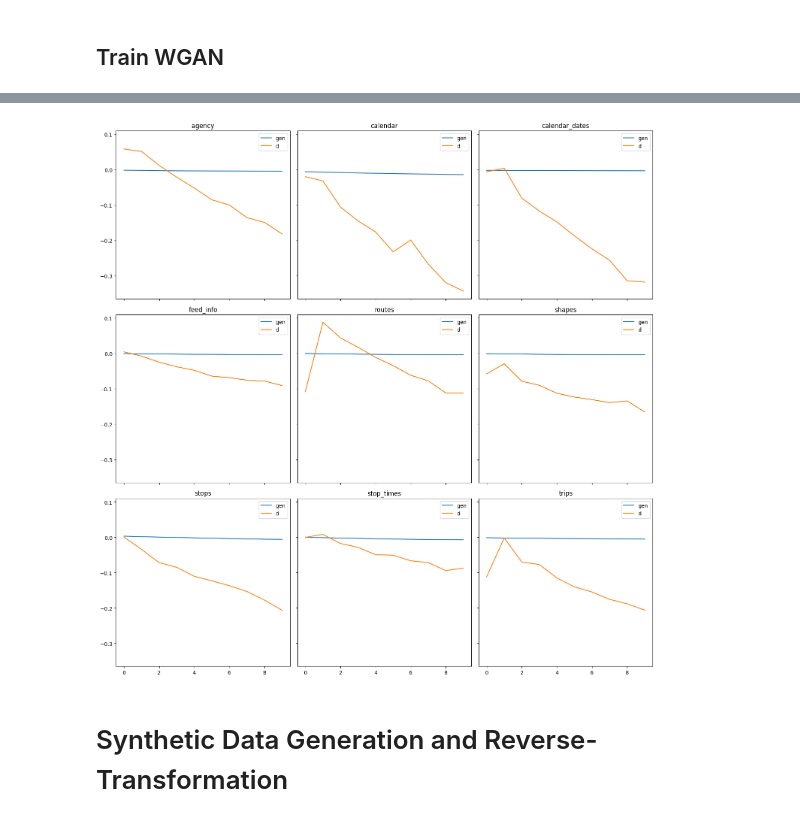
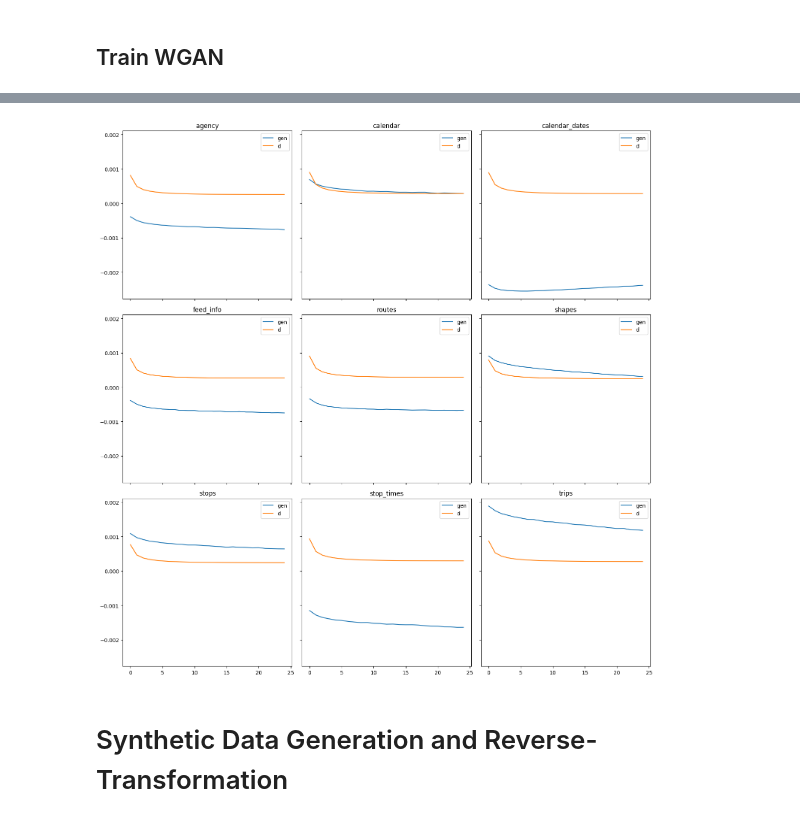
Before and after one commit to simonou99/multi_table_gan, a Jupyter notebook: main.ipynb, the cells around one changed output, grey strips where cells are left out. Drawn from its saved outputs; the diff is of its cells as text; code cells hidden in the pictures.

Commit message:
added metrics

```diff
--- a/main.ipynb
+++ b/main.ipynb
@@ -371,51 +364,61 @@ def build_discriminator(input_dim, constraint_rate=0.01, optimization_rate=0.000
     clip_const = ClipConstraint(constraint_rate)
     rms_opt = optimizers.RMSprop(optimization_rate)
     model = models.Sequential()
-    model.add(layers.Dense(128,
+    n_chunks = 4
+    n_features = input_dim // n_chunks
+    model.add(layers.Dense(64,
                            input_dim=input_dim,
-                           kernel_initializer='he_uniform',
+                           kernel_initializer='HeUniform',
                            kernel_constraint=clip_const,
                            activation='LeakyReLU'))
+    # model.add(layers.Input(shape=(n_chunks, n_features)))
     model.add(layers.BatchNormalization())
-    model.add(layers.Reshape((4, 32)))
+    model.add(layers.Reshape((4, 16)))
+    # model.add(layers.Conv1D(64,
+    #                         kernel_size=4,
+    #                         strides=2,
+    #                         padding="same",
+    #                         kernel_constraint=clip_const,
+    #                         activation="LeakyReLU"))
     model.add(layers.Conv1D(64,
                             kernel_size=4,
                             strides=2,
                             padding="same",
                             kernel_constraint=clip_const,
                             activation="LeakyReLU"))
-    # model.add(layers.Conv1D(64,
-    #                         kernel_size=4,
-    #                         strides=2,
-    #                         padding="same",
-    #                         kernel_constraint=clip_const,
-    #                         activation="LeakyReLU"))
+    model.add(layers.Conv1D(64,
+                            kernel_size=4,
+                            strides=2,
+                            padding="same",
+                            kernel_constraint=clip_const,
+                            activation="LeakyReLU"))
     # model.add(layers.Dense(64, kernel_constraint=clip_const, activation='LeakyReLU'))
     # model.add(layers.Dense(64, kernel_constraint=clip_const, activation='LeakyReLU'))
     model.add(layers.BatchNormalization())
     model.add(layers.Flatten())
     model.add(layers.Dense(units=1, activation='linear'))
     model.compile(loss=wasserstein_loss,
-                  optimizer=rms_opt, metrics=['accuracy'])
+                  optimizer=rms_opt, metrics=['binary_accuracy'])
     return model
 # %%
-def build_gan(generator, discriminator):
+def build_gan(generator, discriminator, optimization_rate=0.00005):
+    rms_opt = optimizers.RMSprop(optimization_rate)
     discriminator.trainable = False
     model = models.Sequential()
     model.add(generator)
     model.add(discriminator)
     model.compile(loss=wasserstein_loss,
-                 optimizer='adam')
+                 optimizer=rms_opt)
     return model
 # %% [markdown]
 ## Define Training Strategy
 # %%
-def train_gan(scaled_data_collection, epochs=10, batch_size=128, seed=123):
+def train_gan(real_data_collection, epochs=25, batch_size=128, seed=123):
     generator_collection = {}
     shape_info_collection = {}
     logs = []
 
-    for k, v in scaled_data_collection.items():
+    for k, v in real_data_collection.items():
         random.seed(seed)
         generator_log = []
         discriminator_log = []
@@ -443,8 +446,8 @@ def train_gan(scaled_data_collection, epochs=10, batch_size=128, seed=123):
             g_loss = gan.train_on_batch(noise, y_real)
             generator_log.append(g_loss)
             discriminator_log.append(d_loss)
-            # if epoch % 10 == 0:
-            print(f"Dataset: \"{k}\" [Epoch: {epoch}] [D loss: {np.round(d_loss, 3)}] [G loss: {np.round(g_loss, 3)}]")
+            # if epoch % 10 == 0 or epoch == epochs:
+            print(f"Dataset: \"{k}\" [Epoch: {epoch+1}] [D loss: {np.round(d_loss, 3)}] [G loss: {np.round(g_loss, 3)}]")
         logs.append([k, generator_log,discriminator_log])
         generator_collection[k] = generator
     plot_history(logs)
@@ -452,5 +455,5 @@ def train_gan(scaled_data_collection, epochs=10, batch_size=128, seed=123):
 # %% [markdown]
 ## Train WGAN
 # %%
-generator_collection = train_gan(scaled_data_collection)
+generator_collection = train_gan(real_data_collection)
 # %% [output]
@@ -474,4 +477,4 @@ Dataset: "trips" [Epoch: 9] [D loss: -0.206] [G loss: -0.005]
-[figure, old version]
+[figure, new version]
 # %% [markdown]
 # Synthetic Data Generation and Reverse-Transformation
 # %%
```
Also changed, not shown: parts of 54 cells of this notebook.
